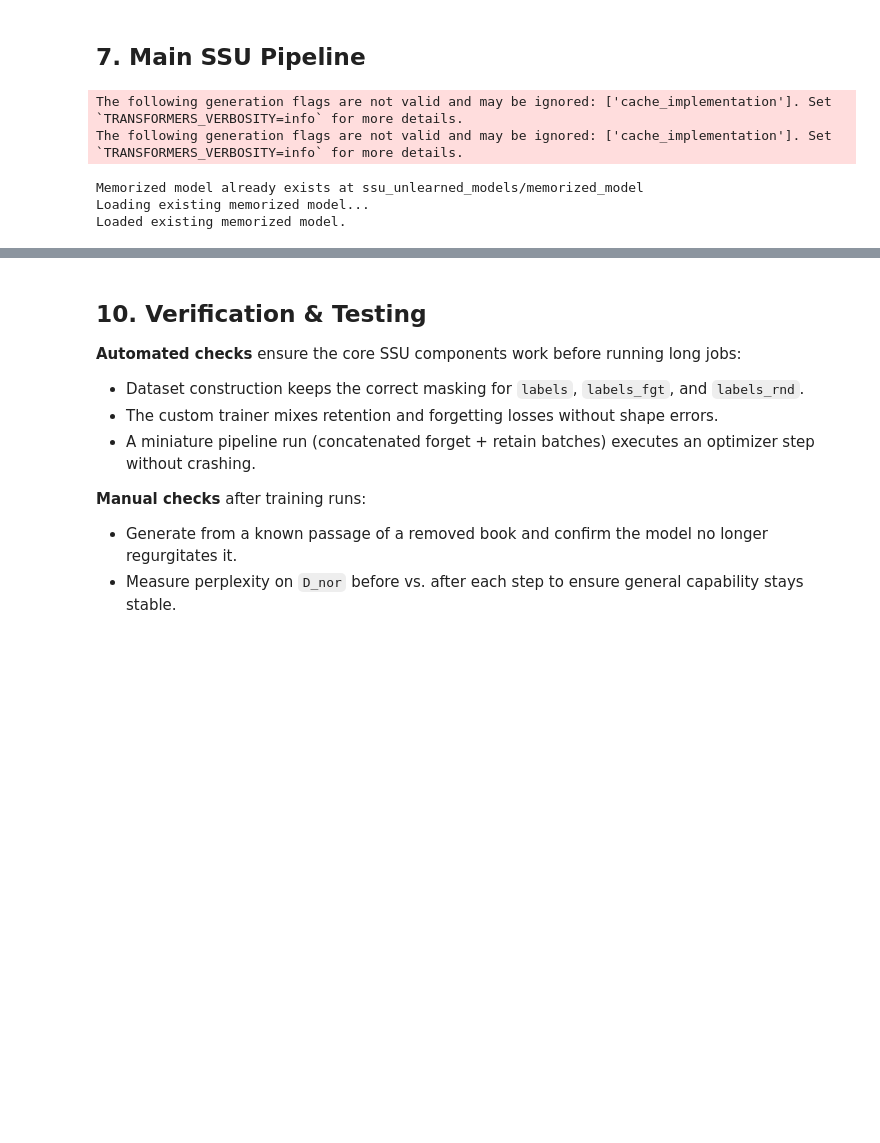
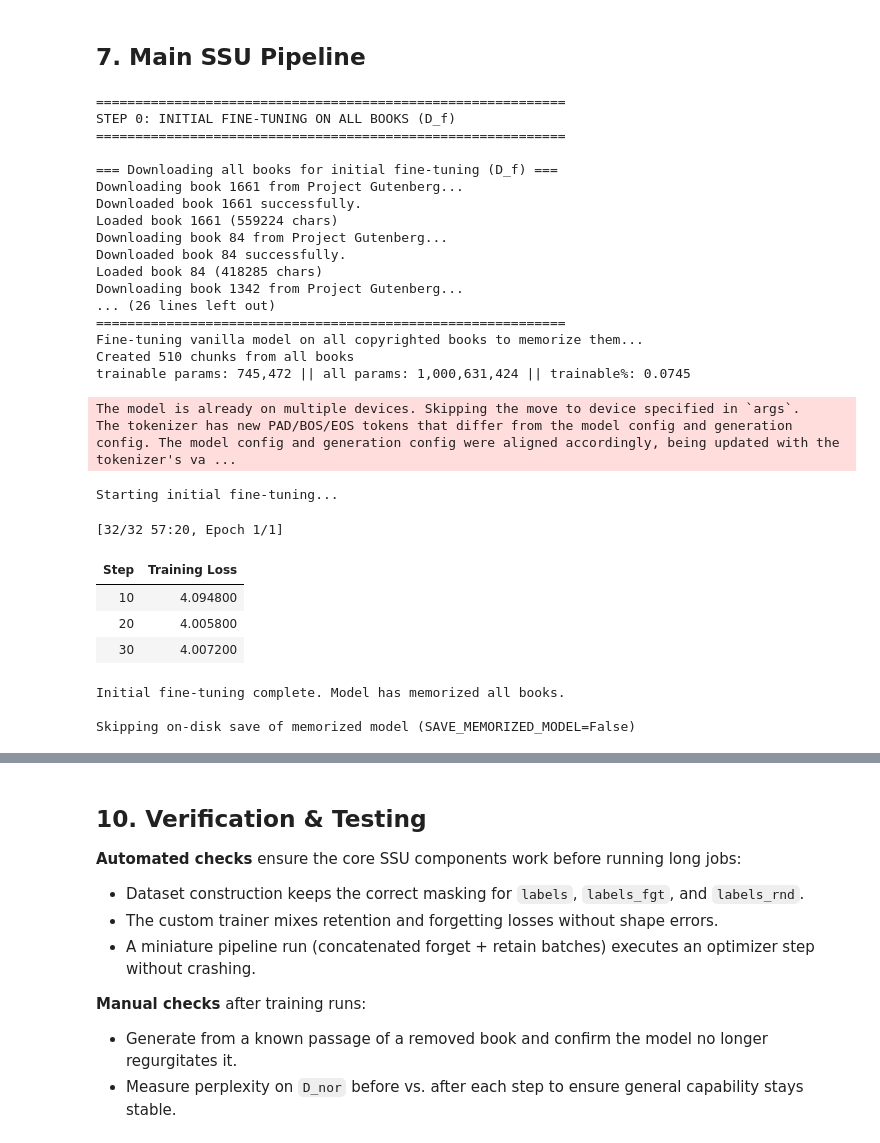
Before and after one commit to mohammad-malik/llm-unlearning-copyright-Infringement, a Jupyter notebook: SSU_Unlearning.ipynb, the cells around one changed output, grey strips where cells are left out. Cells and saved outputs as stored; diff of their text form; code cells hidden in the pictures; blank space fills up the shorter version.

Commit message:
It finally trained. its been 2 DAYS of training.

```diff
--- a/SSU_Unlearning.ipynb
+++ b/SSU_Unlearning.ipynb
@@ -990,42 +1124,68 @@ def run_initial_finetuning():
     memorized_model_path = f"{Config.OUTPUT_DIR}/memorized_model"
     if os.path.exists(memorized_model_path):
         print(f"Memorized model already exists at {memorized_model_path}")
         print("Loading existing memorized model...")
         from transformers import AutoModelForCausalLM
         device = "cuda" if torch.cuda.is_available() else "cpu"
         dtype = torch.bfloat16 if torch.cuda.is_available() else torch.float32
         memorized_model = AutoModelForCausalLM.from_pretrained(
             memorized_model_path,
             torch_dtype=dtype,
             device_map=device
         )
         memorized_model.requires_grad_(False)
         print("Loaded existing memorized model.")
         return memorized_model
 
     # STEP 0: Initial fine-tuning on all books (D_f)
     print("\n" + "="*60)
     print("STEP 0: INITIAL FINE-TUNING ON ALL BOOKS (D_f)")
     print("="*60)
     all_books_texts = get_all_books_for_initial_finetuning()
     memorized_model = initial_finetuning(base_model, tokenizer, all_books_texts)
 
-    # Save the memorized model
-    memorized_model.save_pretrained(memorized_model_path)
-    tokenizer.save_pretrained(memorized_model_path)
-    print(f"\nMemorized model saved to {memorized_model_path}")
+    # Save the memorized model (optional)
+    if Config.SAVE_MEMORIZED_MODEL:
+        memorized_model.save_pretrained(memorized_model_path)
+        tokenizer.save_pretrained(memorized_model_path)
+        print(f"\nMemorized model saved to {memorized_model_path}")
+    else:
+        print("\nSkipping on-disk save of memorized model (SAVE_MEMORIZED_MODEL=False)")
 
     return memorized_model
 
 
 # Run initial fine-tuning (only need to run this once)
 memorized_model = run_initial_finetuning()
 # %% [output]
-The following generation flags are not valid and may be ignored: ['cache_implementation']. Set `TRANSFORMERS_VERBOSITY=info` for more details.
-The following generation flags are not valid and may be ignored: ['cache_implementation']. Set `TRANSFORMERS_VERBOSITY=info` for more details.
+============================================================
+STEP 0: INITIAL FINE-TUNING ON ALL BOOKS (D_f)
+============================================================
+
+=== Downloading all books for initial fine-tuning (D_f) ===
+Downloading book 1661 from Project Gutenberg...
+Downloaded book 1661 successfully.
+Loaded book 1661 (559224 chars)
+Downloading book 84 from Project Gutenberg...
+Downloaded book 84 successfully.
+Loaded book 84 (418285 chars)
+Downloading book 1342 from Project Gutenberg...
+... (26 lines left out)
+============================================================
+Fine-tuning vanilla model on all copyrighted books to memorize them...
+Created 510 chunks from all books
+trainable params: 745,472 || all params: 1,000,631,424 || trainable%: 0.0745
-Memorized model already exists at ssu_unlearned_models/memorized_model
-Loading existing memorized model...
-Loaded existing memorized model.
+The model is already on multiple devices. Skipping the move to device specified in `args`.
+The tokenizer has new PAD/BOS/EOS tokens that differ from the model config and generation config. The model config and generation config were aligned accordingly, being updated with the tokenizer's va ...
+Starting initial fine-tuning...
+[32/32 57:20, Epoch 1/1]
+| Step | Training Loss |
+| 10 | 4.094800 |
+| 20 | 4.005800 |
+| 30 | 4.007200 |
+Initial fine-tuning complete. Model has memorized all books.
+
+Skipping on-disk save of memorized model (SAVE_MEMORIZED_MODEL=False)
 # %%
 ## 8. Sequential Unlearning Steps
 
```
Also changed, not shown: parts of 11 cells of this notebook.
